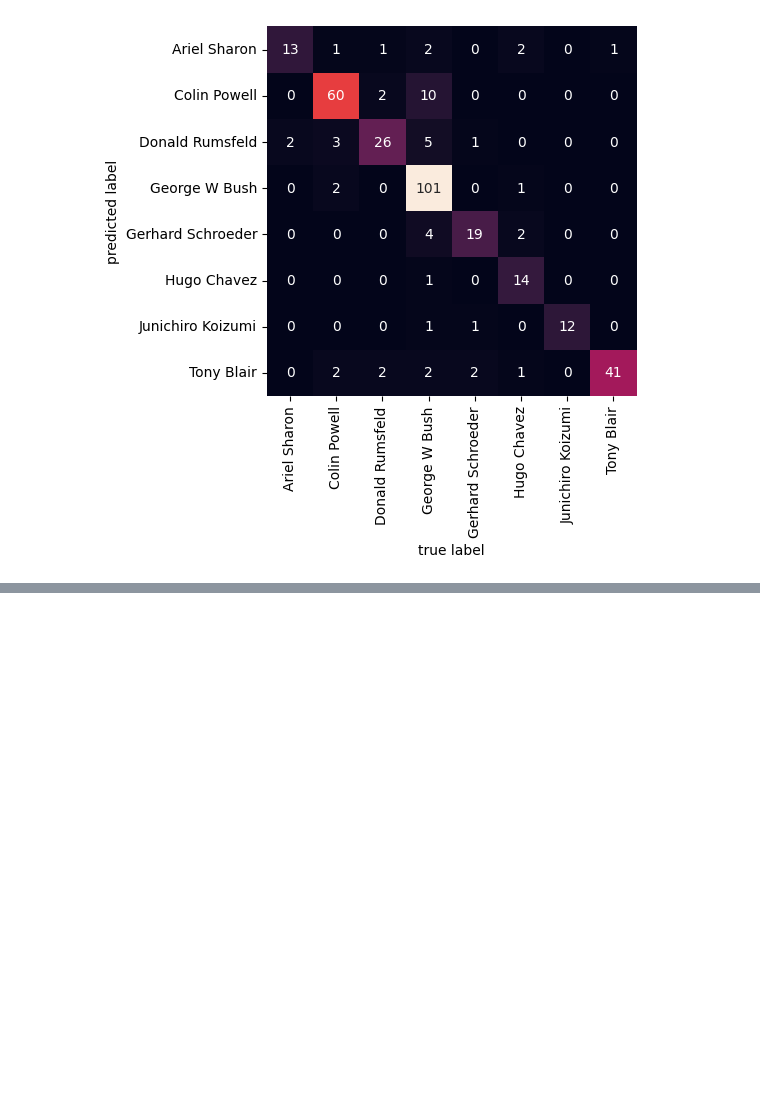
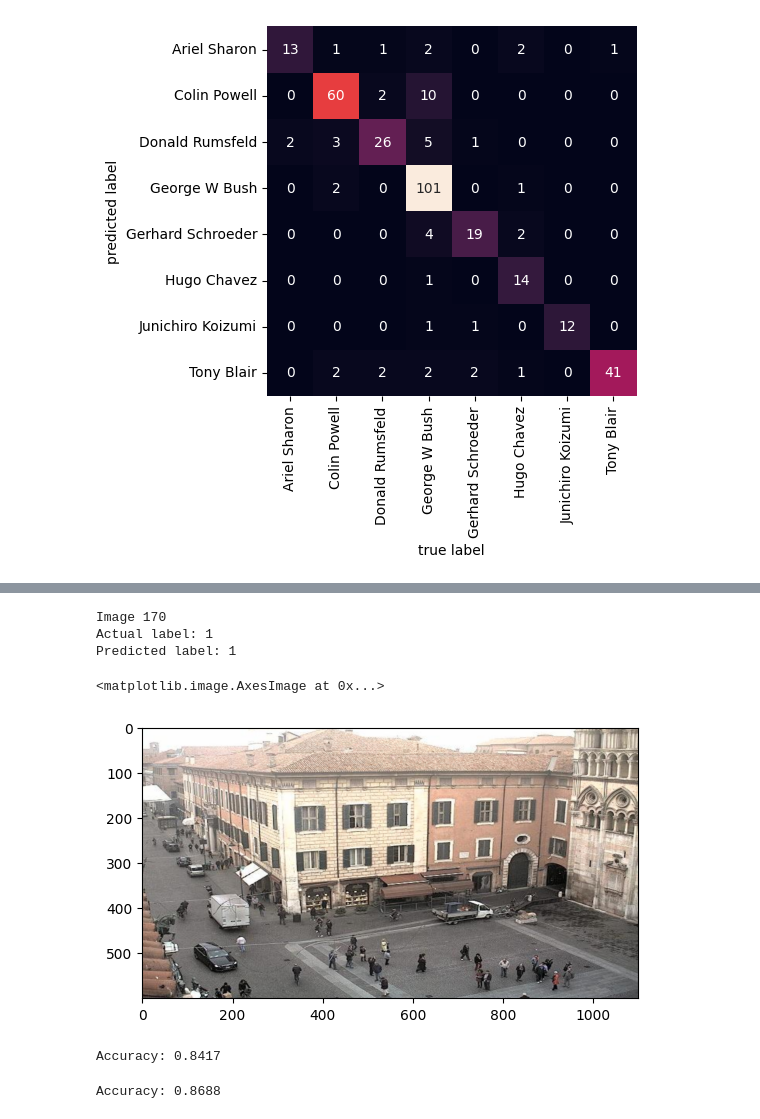
Before and after one commit to AlfredaDhaifullah04/Pembelajaran_Mesin_2026, a Jupyter notebook: TG9_JS11_Alfreda.ipynb, the cells around one changed output, grey strips where cells are left out. Saved outputs shown, nothing was run; the diff lists cells and outputs as text; code cells hidden in the pictures; blank space fills up the shorter version.

```diff
--- a/TG9_JS11_Alfreda.ipynb
+++ b/TG9_JS11_Alfreda.ipynb
@@ -371,0 +539,28 @@ Text(113.92222222222219, 0.5, 'predicted label')
+# %%
+	def predict_label(img, threshold):
+	    # Computer average brightness
+	    avg = avg_brightness(img)
+	    pred = 0
+
+	    # Predict the label based on user defined threshold
+	    if avg > threshold:
+	        pred = 1
+
+	    return pred
+# %%
+	# Test the classifier on train data
+	rand_img = np.random.randint(0, len(train_std_img_list))
+
+	pred = predict_label(train_std_img_list[rand_img][0], threshold=120)
+
+	# Evaluate
+	print(f'Image {rand_img}')
+	print(f'Actual label: {train_std_img_list[rand_img][1]}')
+	print(f'Predicted label: {pred}')
+	plt.imshow(train_std_img_list[rand_img][0])
+# %% [output]
+Image 170
+Actual label: 1
+Predicted label: 1
+<matplotlib.image.AxesImage at 0x...>
+[figure, added]
@@ -371,0 +588,18 @@ Text(113.92222222222219, 0.5, 'predicted label')
+# %%
+	# Evaluate on train data
+	evaluate(train_std_img_list, threshold=120)
+# %% [output]
+Accuracy: 0.8417
+# %%
+	# Evaluate on test data
+
+	# Load test data
+	test_img = load_dataset(test_dir)
+
+	# Preprocess
+	test_std_img_list = preprocess(test_img)
+
+	# Predict
+	evaluate(test_std_img_list, threshold=120)
+# %% [output]
+Accuracy: 0.8688
```
Also changed, not shown: parts of 27 cells of this notebook.
